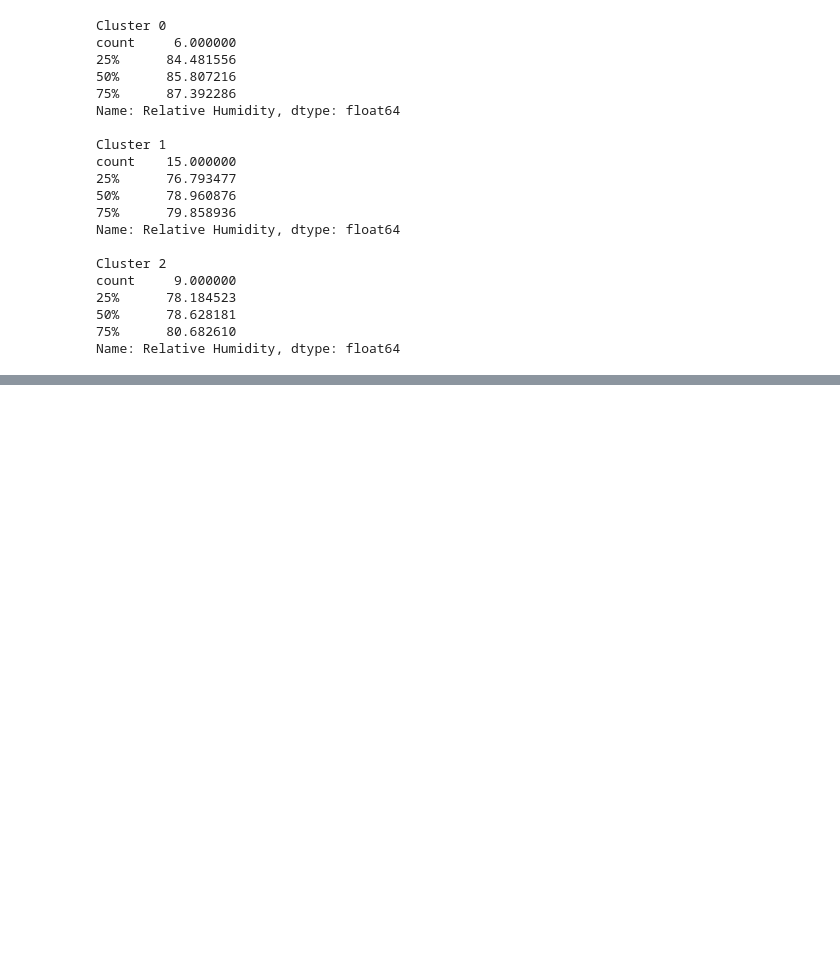
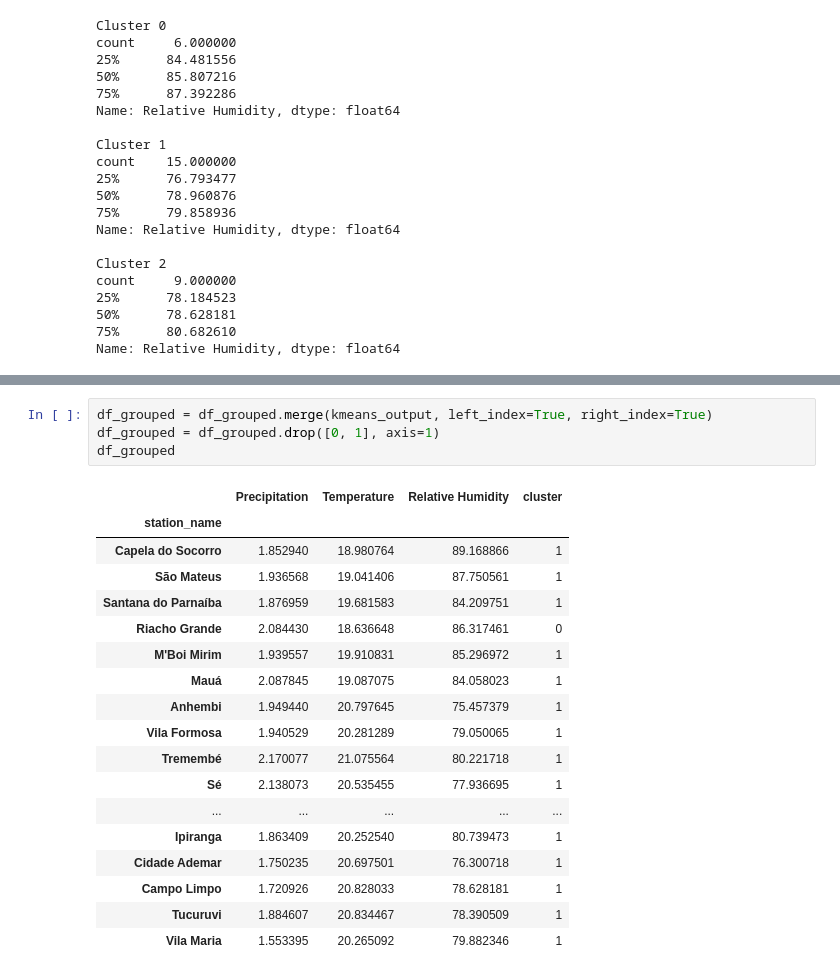
Before and after one commit to plbalmeida/ml-uhi, a Jupyter notebook: notebooks/2.0-eda.ipynb, the cells around one changed output, grey strips where cells are left out. Saved outputs shown, nothing was run; the diff lists cells and outputs as text; blank space fills up the shorter version.

```diff
--- a/notebooks/2.0-eda.ipynb
+++ b/notebooks/2.0-eda.ipynb
@@ -307,0 +361,23 @@ Name: Relative Humidity, dtype: float64
+# %%
+df_grouped = df_grouped.merge(kmeans_output, left_index=True, right_index=True)
+df_grouped = df_grouped.drop([0, 1], axis=1)
+df_grouped
+# %% [output]
+|  | Precipitation | Temperature | Relative Humidity | cluster |
+| station_name |  |  |  |  |
+| Capela do Socorro | 1.852940 | 18.980764 | 89.168866 | 1 |
+| São Mateus | 1.936568 | 19.041406 | 87.750561 | 1 |
+| Santana do Parnaíba | 1.876959 | 19.681583 | 84.209751 | 1 |
+| Riacho Grande | 2.084430 | 18.636648 | 86.317461 | 0 |
+| M'Boi Mirim | 1.939557 | 19.910831 | 85.296972 | 1 |
+| Mauá | 2.087845 | 19.087075 | 84.058023 | 1 |
+| Anhembi | 1.949440 | 20.797645 | 75.457379 | 1 |
+| Vila Formosa | 1.940529 | 20.281289 | 79.050065 | 1 |
+| Tremembé | 2.170077 | 21.075564 | 80.221718 | 1 |
+| Sé | 2.138073 | 20.535455 | 77.936695 | 1 |
+| ... | ... | ... | ... | ... |
+| Ipiranga | 1.863409 | 20.252540 | 80.739473 | 1 |
+| Cidade Ademar | 1.750235 | 20.697501 | 76.300718 | 1 |
+| Campo Limpo | 1.720926 | 20.828033 | 78.628181 | 1 |
+| Tucuruvi | 1.884607 | 20.834467 | 78.390509 | 1 |
+| Vila Maria | 1.553395 | 20.265092 | 79.882346 | 1 |
```
Also changed, not shown: parts of 3 cells of this notebook.
